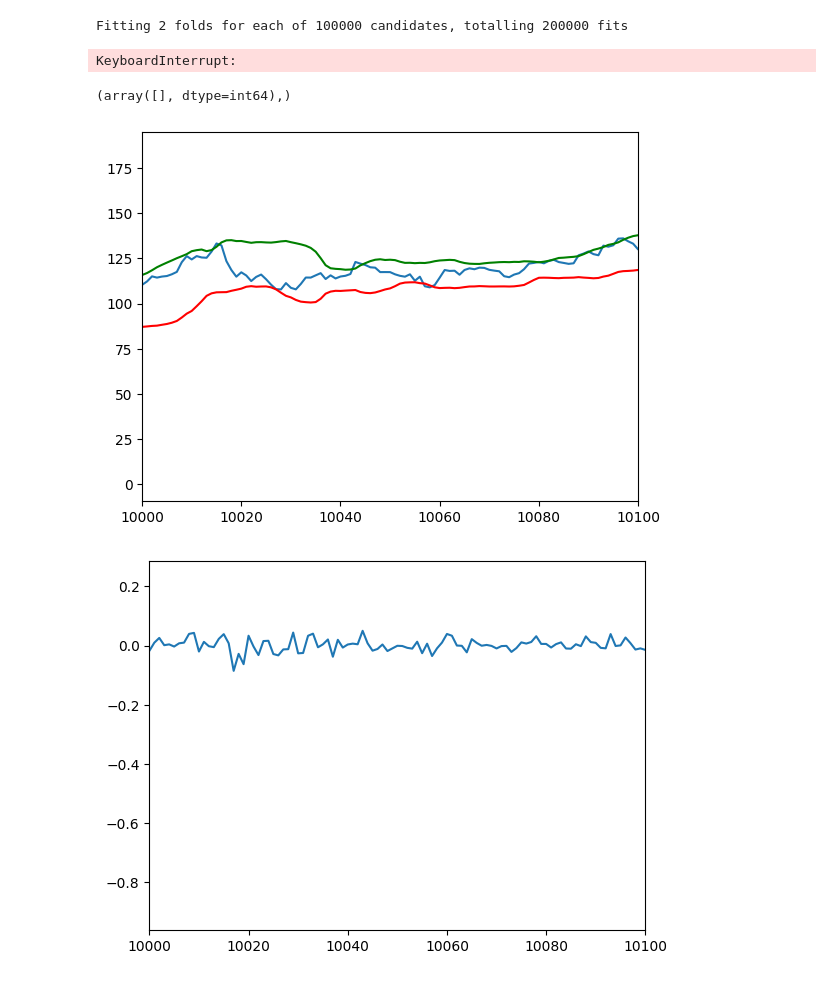
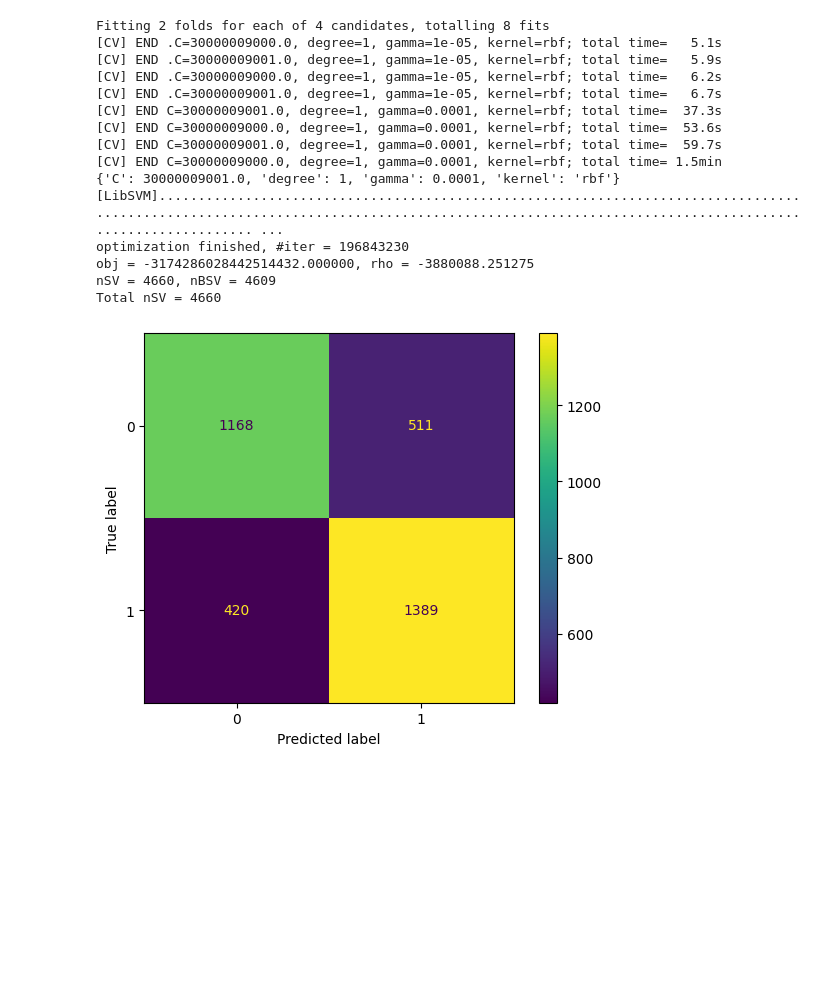
Before and after one commit to dharvpat/ML-excursion, a Jupyter notebook: Support Vector Machines copy.ipynb, the cells around one changed output. Saved outputs shown, nothing was run; the diff lists cells and outputs as text; code cells hidden in the pictures; blank space fills up the shorter version.

Commit message:
75 percent

```diff
--- a/Support Vector Machines copy.ipynb
+++ b/Support Vector Machines copy.ipynb
@@ -31,0 +119,5 @@ for i in range(len(percentchange)):
+# %%
+MSFT_data = yf.download('MSFT', start='2021-09-08', end = '2023-09-05',interval = '1h')
+AAPL_data = yf.download('AAPL', start='2021-09-08', end = '2023-09-05', interval = '1h')
+XOM_data = yf.download('XOM', start='2021-09-08', end = '2023-09-05',interval = '1h')
+LMT_data = yf.download('LMT', start='2021-09-08', end = '2023-09-05',interval = '1h')
@@ -31,0 +129,33 @@ for i in range(len(percentchange)):
+# %%
+data1_MSFT = pre_process(MSFT_data,Moving_window=20)
+data1_AAPL = pre_process(AAPL_data,Moving_window=20)
+data1_XOM = pre_process(XOM_data,Moving_window=20)
+data1_LMT = pre_process(LMT_data,Moving_window=20)
+
+percentchange = data1_MSFT['Change'].to_numpy()
+data1_MSFT.drop(['Change'], axis=1, inplace=True)
+percentchange = percentchange[1:]
+percentchange_MSFT = np.append(percentchange,0)
+
+percentchange = data1_AAPL['Change'].to_numpy()
+data1_AAPL.drop(['Change'], axis=1, inplace=True)
+percentchange = percentchange[1:]
+percentchange_AAPL = np.append(percentchange,0)
+
+percentchange = data1_XOM['Change'].to_numpy()
+data1_XOM.drop(['Change'], axis=1, inplace=True)
+percentchange = percentchange[1:]
+percentchange_XOM = np.append(percentchange,0)
+
+percentchange = data1_LMT['Change'].to_numpy()
+data1_LMT.drop(['Change'], axis=1, inplace=True)
+percentchange = percentchange[1:]
+percentchange_LMT = np.append(percentchange,0)
+
+percentchange = np.concatenate((percentchange_MSFT, percentchange_AAPL,percentchange_XOM, percentchange_LMT))
+data1 =pd.concat([data1_MSFT,data1_AAPL,data1_XOM,data1_LMT])
+for i in range(len(percentchange)):
+    if (percentchange[i]>0):
+        percentchange[i] = 1
+    else:
+        percentchange[i] = 0
@@ -38,32 +187,29 @@ X_train, X_test, Y_train, Y_test = train_test_split(data_encoded[:-1],Y[:-1])
 X_train_scaled = scale(X_train)
 X_test_scaled = scale(X_test)
 # %%
-param_grid = [{'C':np.linspace(2000,3000,1000),'gamma':np.linspace(0.001,0.1,100), 'kernel':['rbf'], 'degree': [1]}]
-optimal_params = GridSearchCV(SVC(), param_grid, cv =2, scoring='f1',n_jobs=-1, verbose = 1)
+param_grid = [{'C':np.linspace(30000009000,30000009001,2),'gamma':np.linspace(1e-5,1e-4,2), 'kernel':['rbf'], 'degree': [1]}]
+optimal_params = GridSearchCV(SVC(), param_grid, cv =2, scoring='f1',n_jobs=4, verbose = 2)
 optimal_params.fit(X_train_scaled, Y_train)
 print(optimal_params.best_params_)
 clf_svm = SVC(degree = 1, kernel='rbf', gamma = optimal_params.best_params_['gamma'], C = optimal_params.best_params_['C'], verbose=True)
 clf_svm.fit(X_train_scaled, Y_train)
 disp=ConfusionMatrixDisplay(confusion_matrix(Y_test, clf_svm.predict(X_test_scaled)))
 disp.plot()
 plt.show()
 # %% [output]
-Fitting 2 folds for each of 100000 candidates, totalling 200000 fits
+Fitting 2 folds for each of 4 candidates, totalling 8 fits
+[CV] END .C=30000009000.0, degree=1, gamma=1e-05, kernel=rbf; total time=   5.1s
+[CV] END .C=30000009001.0, degree=1, gamma=1e-05, kernel=rbf; total time=   5.9s
+[CV] END .C=30000009000.0, degree=1, gamma=1e-05, kernel=rbf; total time=   6.2s
+[CV] END .C=30000009001.0, degree=1, gamma=1e-05, kernel=rbf; total time=   6.7s
+[CV] END C=30000009001.0, degree=1, gamma=0.0001, kernel=rbf; total time=  37.3s
+[CV] END C=30000009000.0, degree=1, gamma=0.0001, kernel=rbf; total time=  53.6s
+[CV] END C=30000009001.0, degree=1, gamma=0.0001, kernel=rbf; total time=  59.7s
+[CV] END C=30000009000.0, degree=1, gamma=0.0001, kernel=rbf; total time= 1.5min
+{'C': 30000009001.0, 'degree': 1, 'gamma': 0.0001, 'kernel': 'rbf'}
+[LibSVM]................................................................................................................................................................................................ ...
+optimization finished, #iter = 196843230
+obj = -3174286028442514432.000000, rho = -3880088.251275
+nSV = 4660, nBSV = 4609
+Total nSV = 4660
-KeyboardInterrupt:
+[figure, added]
-# %%
-plt.plot(data1['Typical_Price'])
-#plt.ylim(-0.1,0.1)
-plt.xlim(10000,10100)
-plt.plot(data1['BOLu'], c='g')
-plt.plot(data1['BOLl'], c='r')
-indices_where_squeeze = np.where(data1['Squeeze']==1)
-print(indices_where_squeeze)
-plt.show()
-plt.figure()
-plt.plot(percentchange_copy)
-plt.xlim(10000,10100)
-plt.show()
-# %% [output]
-(array([], dtype=int64),)
-[figure, removed]
-[figure, removed]
```
Also changed, not shown: parts of 12 cells of this notebook.
